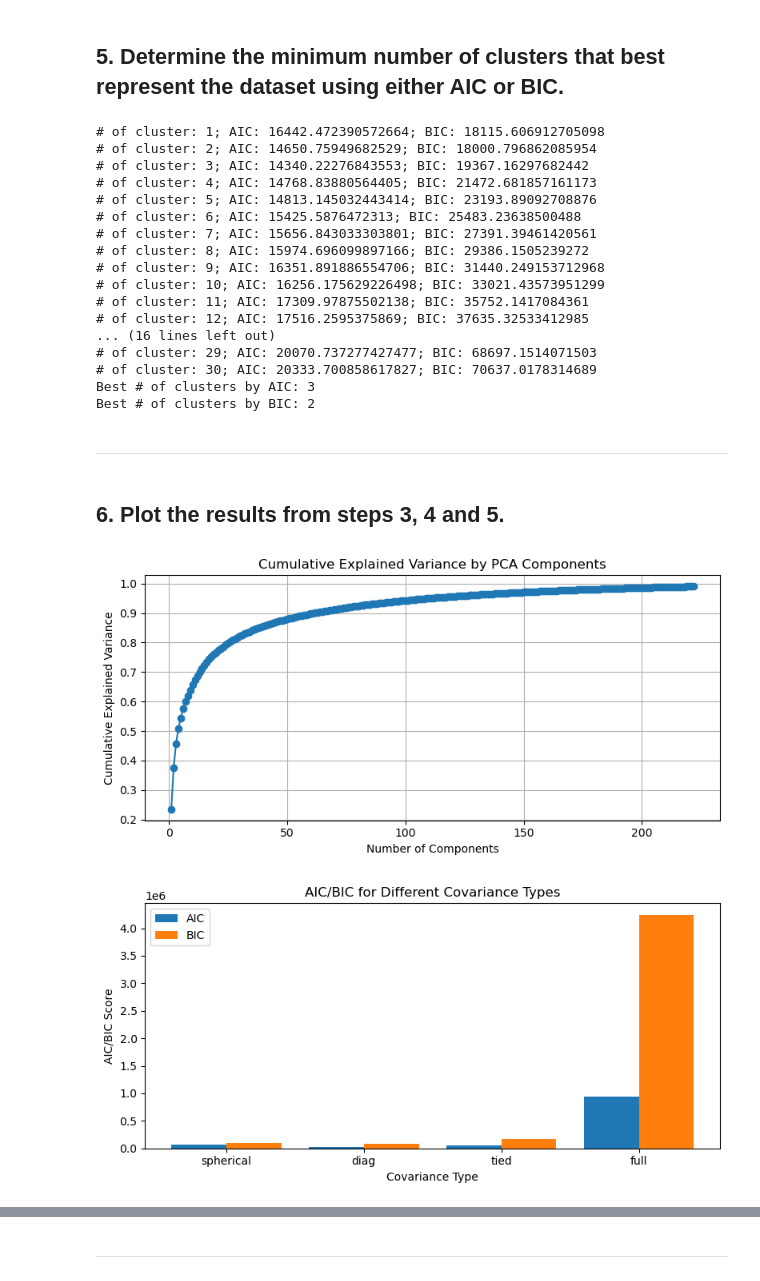
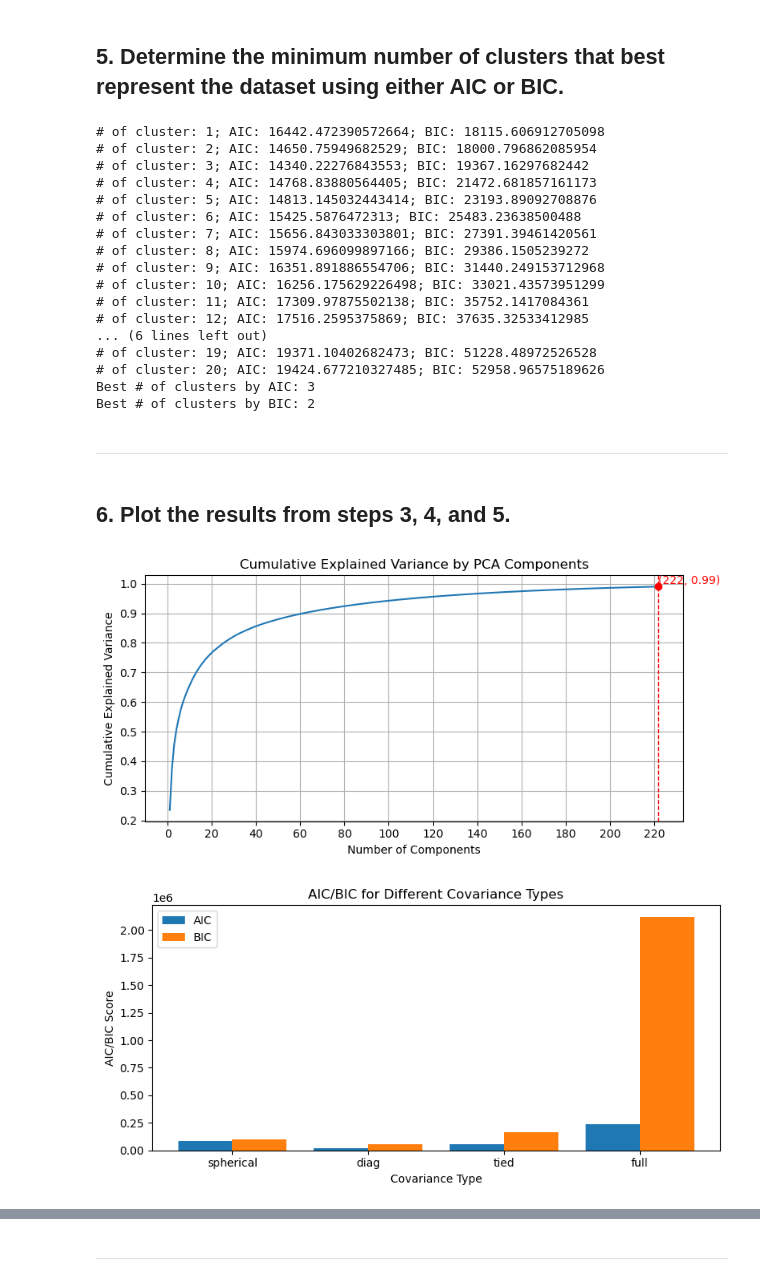
Before and after one commit to Ale248/FALL2024_COMP257, a Jupyter notebook: Assignment4/A4_Question1.ipynb, the cells around one changed output, grey strips where cells are left out. Drawn from its saved outputs; the diff is of its cells as text; code cells hidden in the pictures.

```diff
--- a/Assignment4/A4_Question1.ipynb
+++ b/Assignment4/A4_Question1.ipynb
@@ -97,7 +85,7 @@ covariance_types = ["spherical", "diag", "tied", "full"]
 
 aic_scores_4 = []
 bic_scores_4 = []
-n_components = 35
+n_components = 20
 n_inits = 10
 
 for c_type in covariance_types:
@@ -137,7 +125,7 @@ Best covariance type by BIC: diag
 ## 5. Determine the minimum number of clusters that best represent the dataset using either AIC or BIC.
 # %%
 covariance_type = "diag"
-n_components_range = range(1, 31)
+n_components_range = range(1, 21)
 n_inits = 10
 aic_scores_5 = []
 bic_scores_5 = []
@@ -179,30 +167,42 @@ print(f"Best # of clusters by BIC: {best_n_bic}")
 # of cluster: 10; AIC: 16256.175629226498; BIC: 33021.43573951299
 # of cluster: 11; AIC: 17309.97875502138; BIC: 35752.1417084361
 # of cluster: 12; AIC: 17516.2595375869; BIC: 37635.32533412985
-... (16 lines left out)
-# of cluster: 29; AIC: 20070.737277427477; BIC: 68697.1514071503
-# of cluster: 30; AIC: 20333.700858617827; BIC: 70637.0178314689
+... (6 lines left out)
+# of cluster: 19; AIC: 19371.10402682473; BIC: 51228.48972526528
+# of cluster: 20; AIC: 19424.677210327485; BIC: 52958.96575189626
 Best # of clusters by AIC: 3
 Best # of clusters by BIC: 2
 # %% [markdown]
 ---
 # %% [markdown]
-## 6. Plot the results from steps 3, 4 and 5.
+## 6. Plot the results from steps 3, 4, and 5.
 # %%
 # Step 3 results
 cumulative_variance = pca.explained_variance_ratio_.cumsum()
+max_x = X_train_reduced.shape[1]
+max_y = cumulative_variance[max_x - 1]
 
 plt.figure(figsize=(8, 4))
-plt.plot(range(1, len(cumulative_variance) + 1), cumulative_variance, marker='o')
+plt.plot(range(1, len(cumulative_variance) + 1), cumulative_variance)
 plt.xlabel('Number of Components')
 plt.ylabel('Cumulative Explained Variance')
 plt.title('Cumulative Explained Variance by PCA Components')
+
+# Highlight the highest point
+plt.plot(max_x, max_y, 'ro')  # 'ro' makes it a red dot
+plt.text(max_x, max_y, f'({max_x}, {max_y:.2f})', ha='left', va='bottom', color='red')
+
+# Add a vertical dotted line
+plt.axvline(x=max_x, color='red', linestyle='--', linewidth=1)
+
+# Set x-axis ticks at intervals of 20
+plt.xticks(range(0, len(cumulative_variance) + 1, 20))
+
 plt.grid(True)
-
 plt.tight_layout()
 plt.show()
 # %% [output]
-[figure, old version]
+[figure, new version]
 # %%
 # Step 4 results
 plt.figure(figsize=(8, 4))
@@ -219,7 +219,7 @@ plt.legend()
 plt.tight_layout()
 plt.show()
 # %% [output]
-[figure, old version]
+[figure, new version]
 # %%
 # Step 5 results
 plt.figure(figsize=(8, 4))
```
Also changed, not shown: parts of 13 cells of this notebook, 1 other file.
